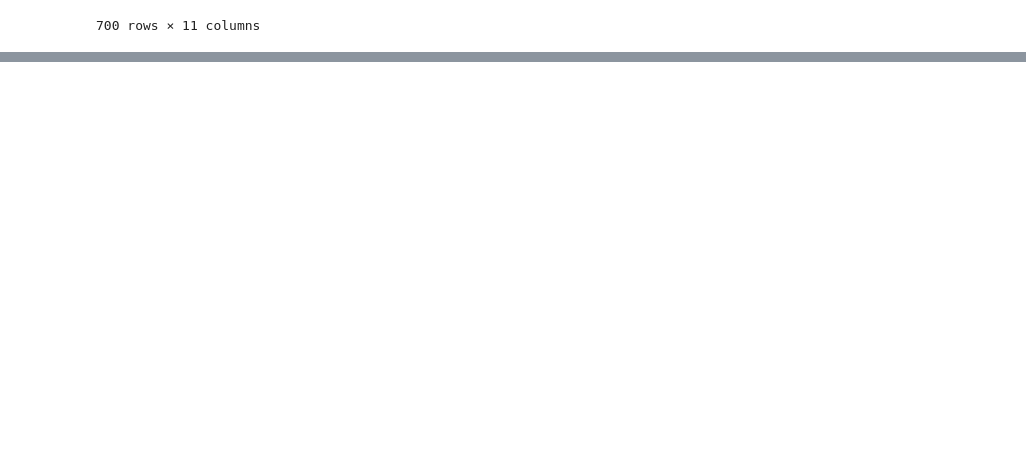
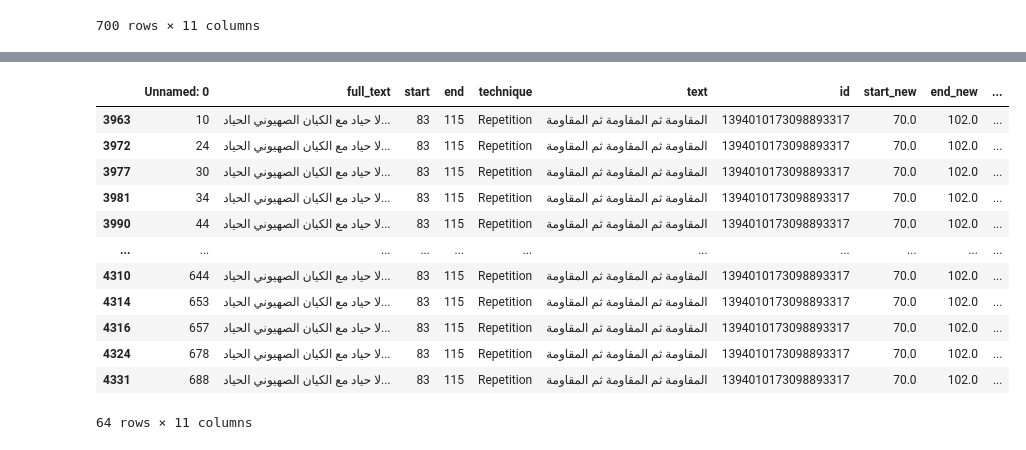
Before and after one commit to motazsaad/Arabic-Propaganda-Detection-Research, a Jupyter notebook: AugSamples.ipynb, the cells around one changed output, grey strips where cells are left out. Saved outputs shown, nothing was run; the diff lists cells and outputs as text; code cells hidden in the pictures; blank space fills up the shorter version.

```diff
--- a/AugSamples.ipynb
+++ b/AugSamples.ipynb
@@ -430,0 +473,16 @@ Unpacking objects: 100% (5/5), done.
+# %%
+ContextWordEmbsAug_lessDF.loc[(ContextWordEmbsAug_lessDF['technique']=='Repetition') & (ContextWordEmbsAug_lessDF['text'] =='المقاومة ثم المقاومة ثم المقاومة')]
+# %% [output]
+|  | Unnamed: 0 | full_text | start | end | technique | text | id | start_new | end_new | ... |
+| 3963 | 10 | لا حياد مع الكيان الصهيوني الحياد... | 83 | 115 | Repetition | المقاومة ثم المقاومة ثم المقاومة | 1394010173098893317 | 70.0 | 102.0 | ... |
+| 3972 | 24 | لا حياد مع الكيان الصهيوني الحياد... | 83 | 115 | Repetition | المقاومة ثم المقاومة ثم المقاومة | 1394010173098893317 | 70.0 | 102.0 | ... |
+| 3977 | 30 | لا حياد مع الكيان الصهيوني الحياد... | 83 | 115 | Repetition | المقاومة ثم المقاومة ثم المقاومة | 1394010173098893317 | 70.0 | 102.0 | ... |
+| 3981 | 34 | لا حياد مع الكيان الصهيوني الحياد... | 83 | 115 | Repetition | المقاومة ثم المقاومة ثم المقاومة | 1394010173098893317 | 70.0 | 102.0 | ... |
+| 3990 | 44 | لا حياد مع الكيان الصهيوني الحياد... | 83 | 115 | Repetition | المقاومة ثم المقاومة ثم المقاومة | 1394010173098893317 | 70.0 | 102.0 | ... |
+| ... | ... | ... | ... | ... | ... | ... | ... | ... | ... | ... |
+| 4310 | 644 | لا حياد مع الكيان الصهيوني الحياد... | 83 | 115 | Repetition | المقاومة ثم المقاومة ثم المقاومة | 1394010173098893317 | 70.0 | 102.0 | ... |
+| 4314 | 653 | لا حياد مع الكيان الصهيوني الحياد... | 83 | 115 | Repetition | المقاومة ثم المقاومة ثم المقاومة | 1394010173098893317 | 70.0 | 102.0 | ... |
+| 4316 | 657 | لا حياد مع الكيان الصهيوني الحياد... | 83 | 115 | Repetition | المقاومة ثم المقاومة ثم المقاومة | 1394010173098893317 | 70.0 | 102.0 | ... |
+| 4324 | 678 | لا حياد مع الكيان الصهيوني الحياد... | 83 | 115 | Repetition | المقاومة ثم المقاومة ثم المقاومة | 1394010173098893317 | 70.0 | 102.0 | ... |
+| 4331 | 688 | لا حياد مع الكيان الصهيوني الحياد... | 83 | 115 | Repetition | المقاومة ثم المقاومة ثم المقاومة | 1394010173098893317 | 70.0 | 102.0 | ... |
+64 rows × 11 columns
```
Also changed, not shown: parts of 27 cells of this notebook.
